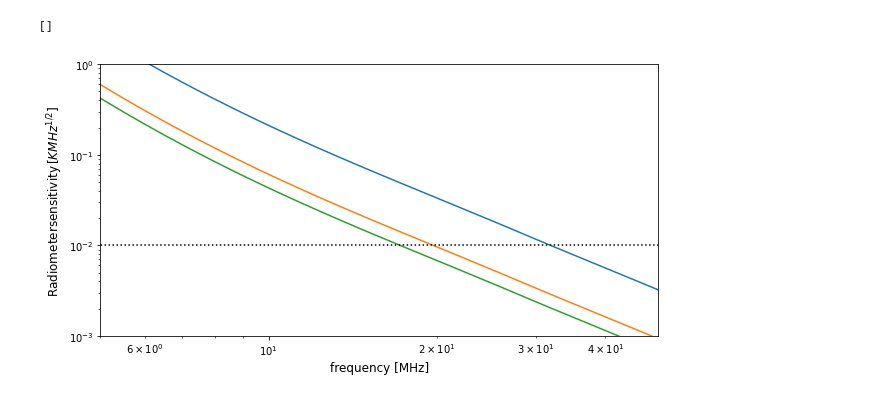
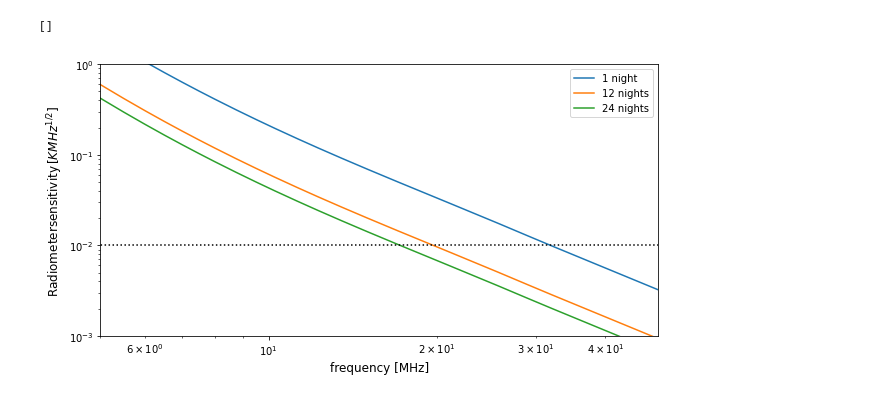
Before and after one commit to brent-page/lusee, a Jupyter notebook: radiometer_sensitivity.ipynb, the cells around one changed output. Cells and saved outputs as stored; diff of their text form; code cells hidden in the pictures.

```diff
--- a/radiometer_sensitivity.ipynb
+++ b/radiometer_sensitivity.ipynb
@@ -19,14 +19,15 @@ typical_var = np.mean([getSensitivity(w) for w in wf],axis=0)
 # %%
 plt.figure(figsize=(10,5))
 plt.plot(freqs,typical_var, label='1 night')
 plt.plot(freqs,typical_var/np.sqrt(12), label='12 nights')
 plt.plot(freqs,typical_var/np.sqrt(24), label='24 nights')
 plt.plot(freqs,np.ones_like(freqs)*0.01,'k:')
 plt.xlim(5,freqs[-1])
 plt.ylim(1e-3,1)
 plt.ylabel('${\\rm Radiometer sensitivity} \, [K MHz^{1/2}]$',fontsize=12)
 plt.xlabel('frequency [MHz]',fontsize=12)
+plt.legend()
 plt.loglog()
 # %% [output]
 []
-[figure, old version]
+[figure, new version]
```
Also changed, not shown: 3 other files.
